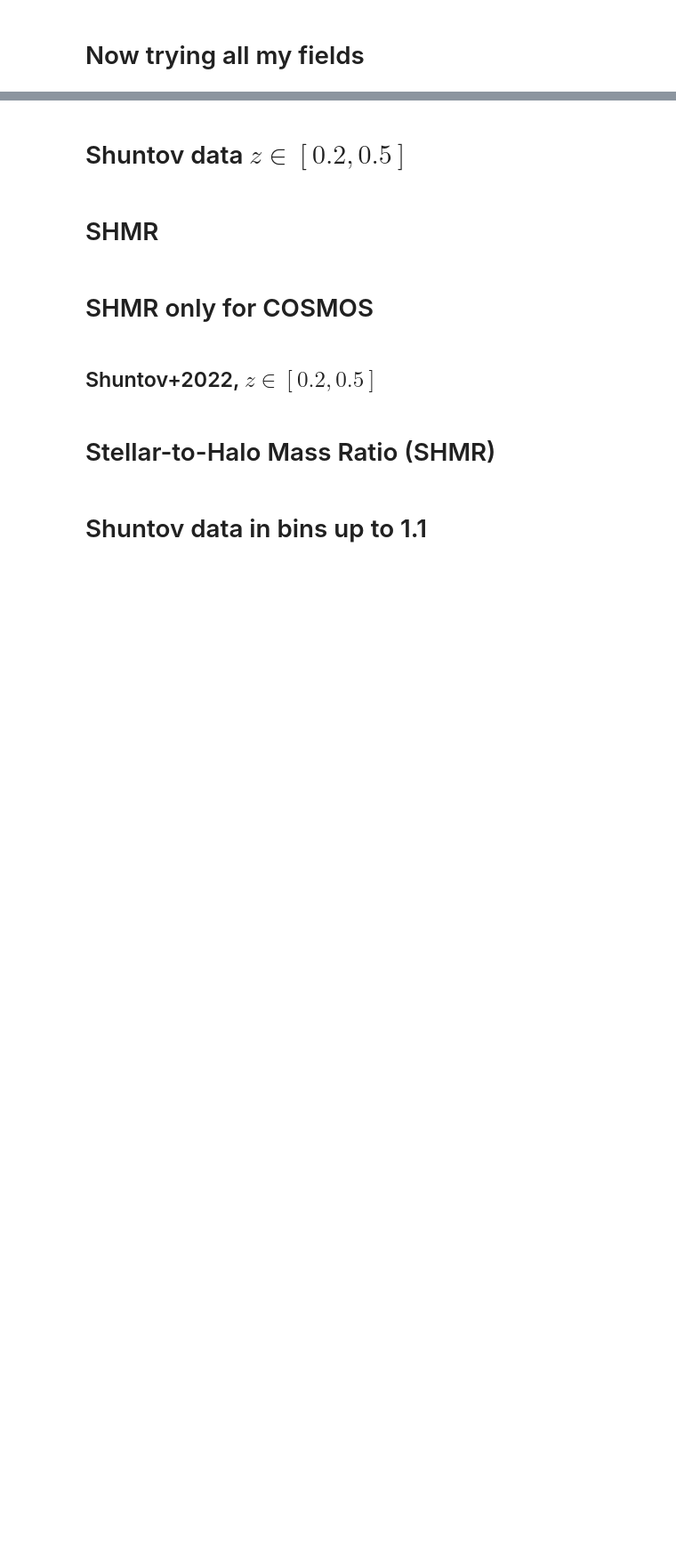
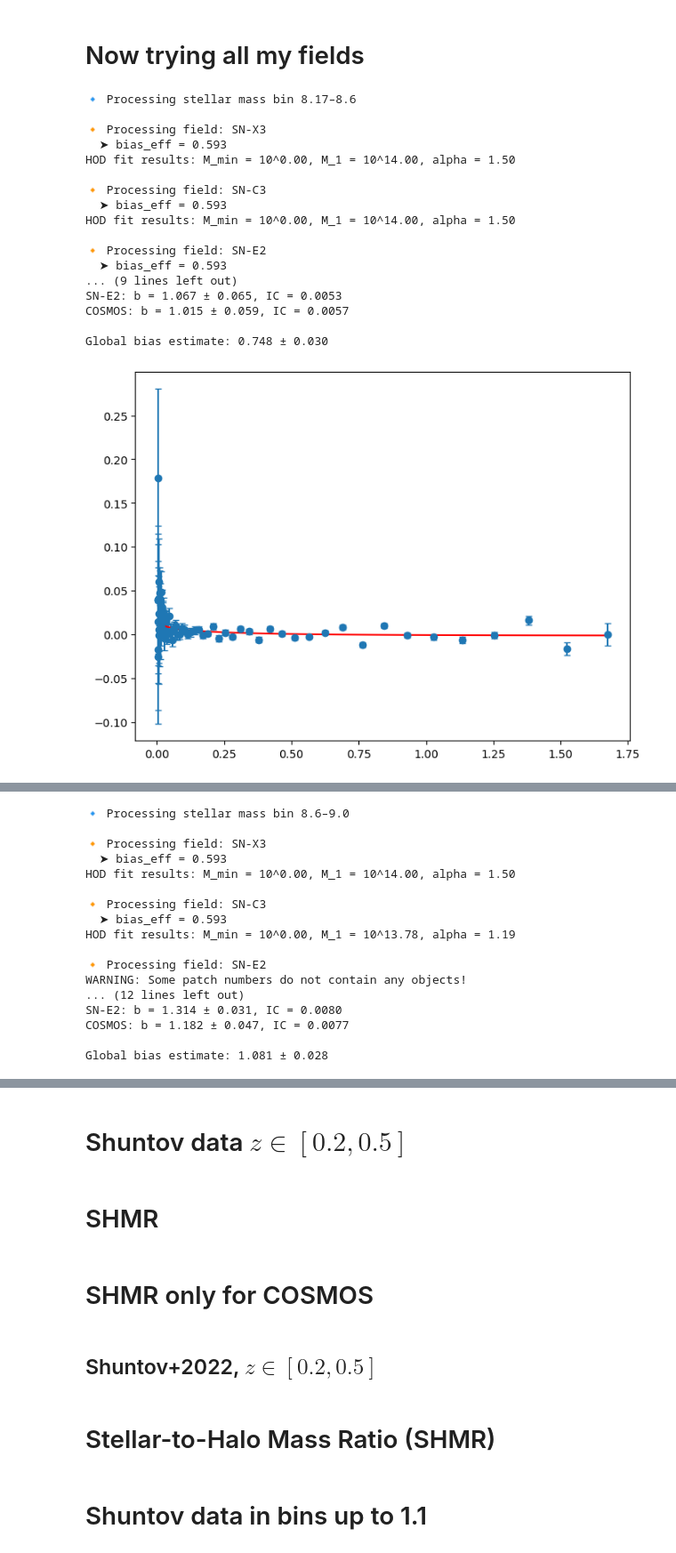
Before and after one commit to OtiliaIrina/Master_Thesis, a Jupyter notebook: New code/Measurements_comparaison.ipynb, the cells around one changed output, grey strips where cells are left out. Shown at 89% size. Cells and saved outputs as stored; diff of their text form; code cells hidden in the pictures; blank space fills up the shorter version.

```diff
--- a/New code/Measurements_comparaison.ipynb
+++ b/New code/Measurements_comparaison.ipynb
@@ -16,6 +16,9 @@ import hmf
 import treecorr
 # %%
 import DarkVerse as dv
+%matplotlib inline
+plt.rc('font',**{'family':'serif','size':14})
+#plt.rc('text', usetex=True)
 # %%
 home_dir = os.path.expanduser('~')
 directory_SN_X3 = "/home/astro/manasoi7/Master_Thesis/Results/SN-X3"
@@ -28,6 +31,9 @@ res = os.path.join(home_dir, 'Master_Thesis', 'Results')
 # %%
 home_dir = os.path.expanduser('~')
 thesis_path = os.path.join(home_dir, 'Master_Thesis', 'DATA')
+
+stellar_masses = []
+halo_masses = []
 
 # Field details
 fields = {
@@ -131,17 +137,15 @@ for SM_min, SM_max in SM_bins:
 
         results = subsample.get_results()
         theta = results['theta']
-        w_theta = field_data['w_theta']
-        w_theta_err = field_data['w_error']
-        ax.errorbar(theta, w_theta, yerr=w_theta_err, fmt='o', label= field, capsize=3)
-
-
+        w_theta = results['w_theta']
+        w_theta_error=np.sqrt(np.array(results['var_w_theta_bootstrap']))
+        fig, ax = plt.subplots(figsize=(8, 6))
+        ax.errorbar(theta, w_theta, yerr=w_theta_error, fmt='o', label= field, capsize=3)
         w_model = subsample.hod_model(*hod_params)
         xi_m_values = subsample.get_results()['xi_m']
 
         ax.plot(theta, w_model, label='Best-fit HOD Model', color='red')
         # ax.plot(theta, xi_m_values, label=r'$\omega_{dm}(\theta)$ (Matter)', linestyle='dashed', color='black')
-
 
 
 
@@ -174,31 +178,54 @@ for SM_min, SM_max in SM_bins:
     for name, b, be, ic in individual_results:
         print(f"{name}: b = {b:.3f} ± {be:.3f}, IC = {ic:.4f}")
 
     global_b, global_be = estimator.fit_combined()
     print(f"\nGlobal bias estimate: {global_b:.3f} ± {global_be:.3f}")
 
     all_results[(SM_min, SM_max)] = {
         'individual': individual_results,
         'global_b': global_b,
         'global_be': global_be,
         'estimator': estimator,
         'bias_eff': bias_eff_dict,
         'logM_min': logM_min
     }
 
+
+
+
     ax.set_xscale('log')
     ax.set_yscale('log')
     ax.set_xlabel(r'$\theta$ [degrees]', fontsize=12)
     ax.set_ylabel(r'$w(\theta)$', fontsize=12)
-    ax.set_title(f'$w(\\theta)$ for $10^{{{SM_min}}} < M_*$, $z \in [0.2, 0.5]$', fontsize=14)
+    #ax.set_title(f'$w(\\theta)$ for $10^{{{SM_min}}} < M_*$, $z \in [{z_min},{z_max}]$', fontsize=14)
+
     ax.set_ylim([1e-4, 10])
     ax.legend(fontsize=10, framealpha=0.8)
     ax.grid(True, which="both", ls="--", alpha=0.3)
 
     # Optional annotations
     ax.text(0.2, 0.9, "1-halo region", transform=ax.transAxes, color='gray')
     ax.text(0.6, 0.9, "2-halo region", transform=ax.transAxes, color='gray')
 
     plt.tight_layout()
     #plt.savefig(f"wtheta_COSMOS_vs_Shuntov_HOD_SM_{SM_min}_{SM_max}.png")
     plt.show()
+# %% [output]
+🔹 Processing stellar mass bin 8.17–8.6
+
+🔸 Processing field: SN-X3
+  ➤ bias_eff = 0.593
+HOD fit results: M_min = 10^0.00, M_1 = 10^14.00, alpha = 1.50
+
+🔸 Processing field: SN-C3
+  ➤ bias_eff = 0.593
+HOD fit results: M_min = 10^0.00, M_1 = 10^14.00, alpha = 1.50
+
+🔸 Processing field: SN-E2
+  ➤ bias_eff = 0.593
+... (9 lines left out)
+SN-E2: b = 1.067 ± 0.065, IC = 0.0053
+COSMOS: b = 1.015 ± 0.059, IC = 0.0057
+
+Global bias estimate: 0.748 ± 0.030
+[figure, added]
@@ -204,0 +235,17 @@ for SM_min, SM_max in SM_bins:
+🔹 Processing stellar mass bin 8.6–9.0
+
+🔸 Processing field: SN-X3
+  ➤ bias_eff = 0.593
+HOD fit results: M_min = 10^0.00, M_1 = 10^14.00, alpha = 1.50
+
+🔸 Processing field: SN-C3
+  ➤ bias_eff = 0.593
+HOD fit results: M_min = 10^0.00, M_1 = 10^13.78, alpha = 1.19
+
+🔸 Processing field: SN-E2
+WARNING: Some patch numbers do not contain any objects!
+... (12 lines left out)
+SN-E2: b = 1.314 ± 0.031, IC = 0.0080
+COSMOS: b = 1.182 ± 0.047, IC = 0.0077
+
+Global bias estimate: 1.081 ± 0.028
```
Also changed, not shown: parts of 1 cell of this notebook, 10 other files.
